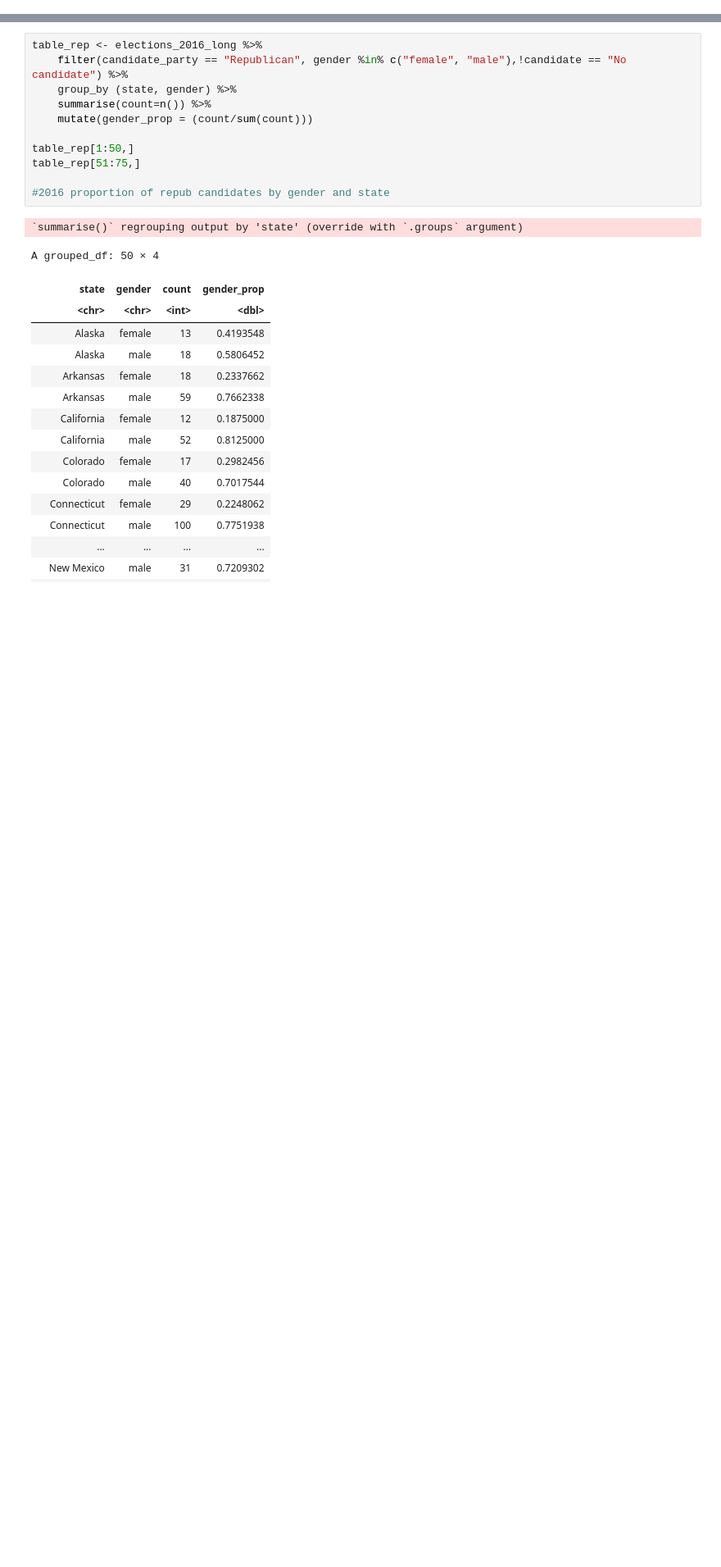
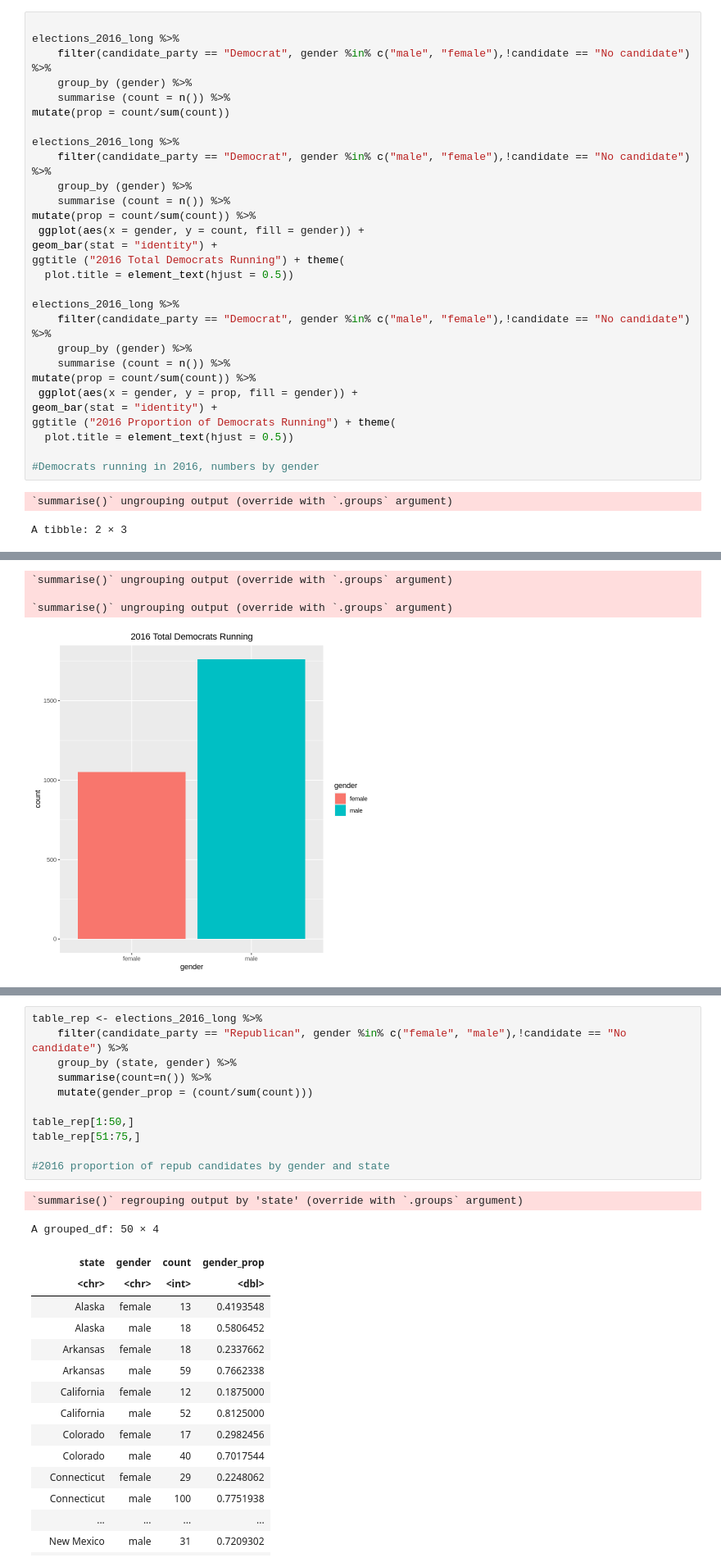
Before and after one commit to michael-bonitati-1117/final_project, a Jupyter notebook: George_Analysis-Copy.ipynb, the cells around one changed output, grey strips where cells are left out. Shown at 82% size. Drawn from its saved outputs; the diff is of its cells as text; blank space fills up the shorter version.

Commit message:
updated with graphs

```diff
--- a/George_Analysis-Copy.ipynb
+++ b/George_Analysis-Copy.ipynb
@@ -29,0 +85,32 @@ elections_2018_long <- read.csv("2018_election_results_long.csv")
+# %%
+
+elections_2016_long %>%
+    filter(candidate_party == "Democrat", gender %in% c("male", "female"),!candidate == "No candidate") %>%
+    group_by (gender) %>%
+    summarise (count = n()) %>%
+mutate(prop = count/sum(count))
+
+elections_2016_long %>%
+    filter(candidate_party == "Democrat", gender %in% c("male", "female"),!candidate == "No candidate") %>%
+    group_by (gender) %>%
+    summarise (count = n()) %>%
+mutate(prop = count/sum(count)) %>%
+ ggplot(aes(x = gender, y = count, fill = gender)) +
+geom_bar(stat = "identity") +
+ggtitle ("2016 Total Democrats Running") + theme(
+  plot.title = element_text(hjust = 0.5))
+
+elections_2016_long %>%
+    filter(candidate_party == "Democrat", gender %in% c("male", "female"),!candidate == "No candidate") %>%
+    group_by (gender) %>%
+    summarise (count = n()) %>%
+mutate(prop = count/sum(count)) %>%
+ ggplot(aes(x = gender, y = prop, fill = gender)) +
+geom_bar(stat = "identity") +
+ggtitle ("2016 Proportion of Democrats Running") + theme(
+  plot.title = element_text(hjust = 0.5))
+
+#Democrats running in 2016, numbers by gender
+# %% [output]
+`summarise()` ungrouping output (override with `.groups` argument)
+A tibble: 2 × 3
@@ -29,0 +121,4 @@ elections_2018_long <- read.csv("2018_election_results_long.csv")
+`summarise()` ungrouping output (override with `.groups` argument)
+
+`summarise()` ungrouping output (override with `.groups` argument)
+[figure, added]
```
Also changed, not shown: parts of 24 cells of this notebook.
